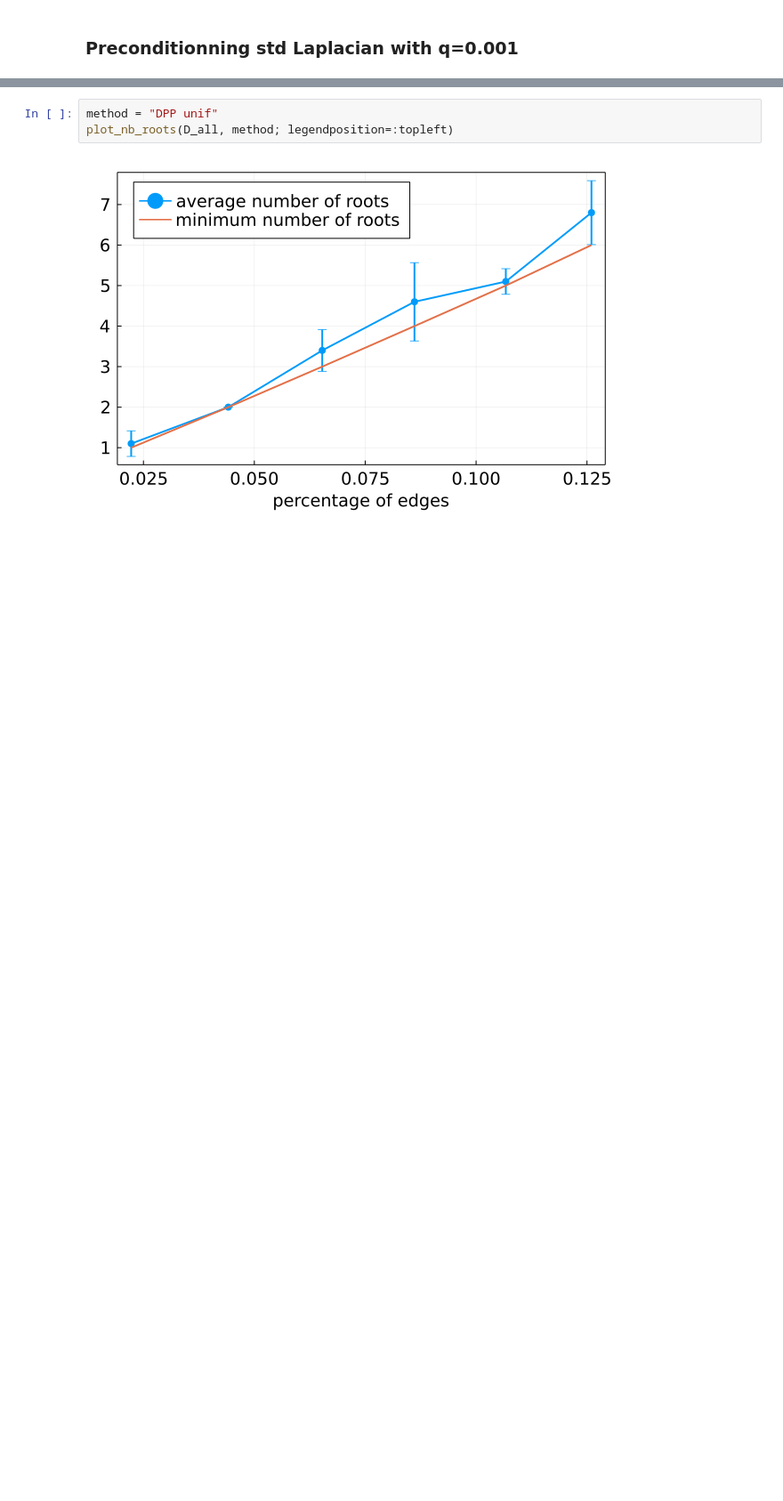
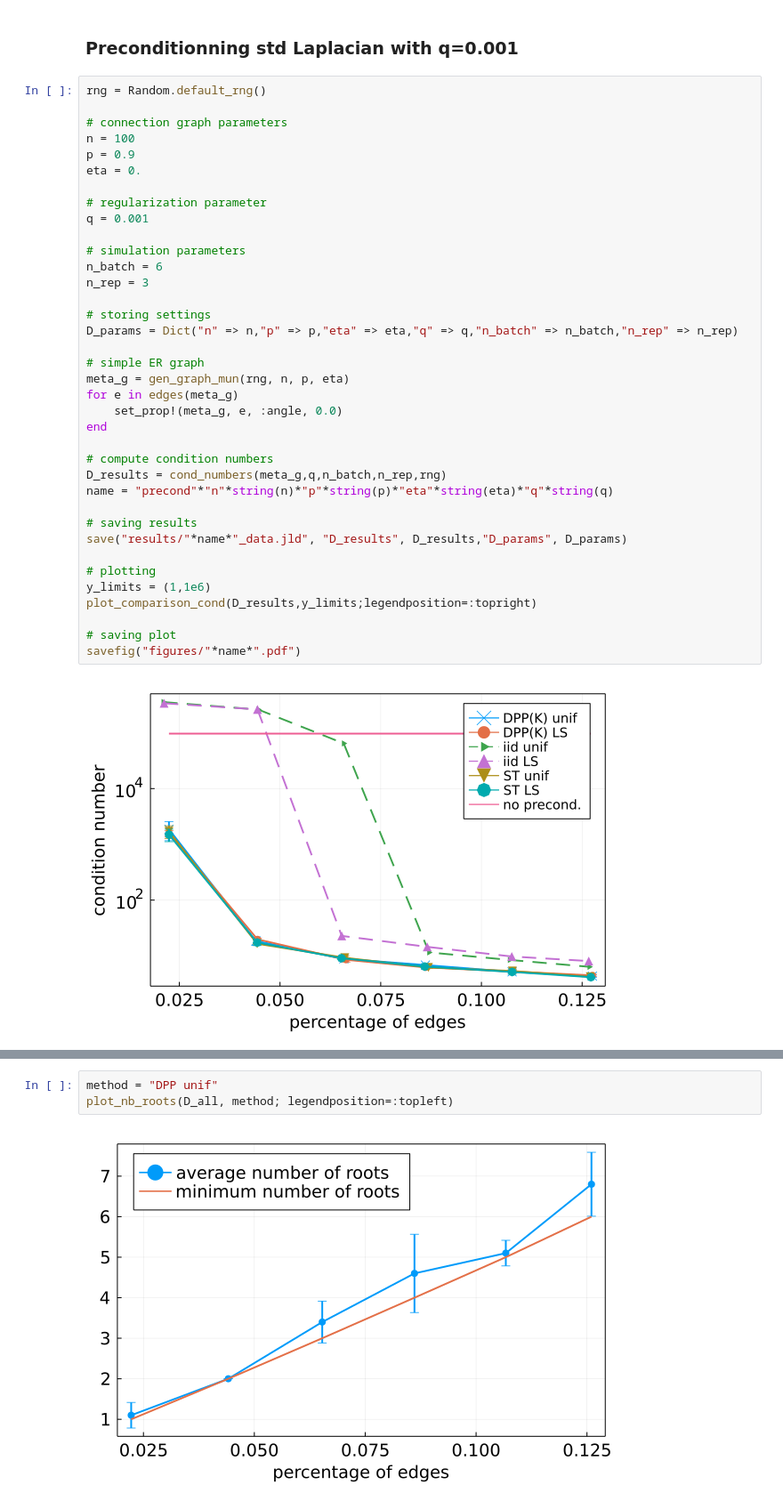
Before and after one commit to For-a-few-DPPs-more/MagneticLaplacianSparsifier.jl, a Jupyter notebook: notebooks/preconditioning.ipynb, the cells around one changed output, grey strips where cells are left out. Shown at 89% size. Drawn from its saved outputs; the diff is of its cells as text; blank space fills up the shorter version.

Commit message:
clarified condition nb notebook

```diff
--- a/notebooks/preconditioning.ipynb
+++ b/notebooks/preconditioning.ipynb
@@ -6,2 +7,41 @@ using Measures
 # %% [markdown]
 ### Preconditionning std Laplacian with q=0.001
+# %%
+rng = Random.default_rng()
+
+# connection graph parameters
+n = 100
+p = 0.9
+eta = 0.
+
+# regularization parameter
+q = 0.001
+
+# simulation parameters
+n_batch = 6
+n_rep = 3
+
+# storing settings
+D_params = Dict("n" => n,"p" => p,"eta" => eta,"q" => q,"n_batch" => n_batch,"n_rep" => n_rep)
+
+# simple ER graph
+meta_g = gen_graph_mun(rng, n, p, eta)
+for e in edges(meta_g)
+    set_prop!(meta_g, e, :angle, 0.0)
+end
+
+# compute condition numbers
+D_results = cond_numbers(meta_g,q,n_batch,n_rep,rng)
+name = "precond"*"n"*string(n)*"p"*string(p)*"eta"*string(eta)*"q"*string(q)
+
+# saving results
+save("results/"*name*"_data.jld", "D_results", D_results,"D_params", D_params)
+
+# plotting
+y_limits = (1,1e6)
+plot_comparison_cond(D_results,y_limits;legendposition=:topright)
+
+# saving plot
+savefig("figures/"*name*".pdf")
+# %% [output]
+[figure, added]
```
Also changed, not shown: parts of 9 cells of this notebook, 3 other files.
